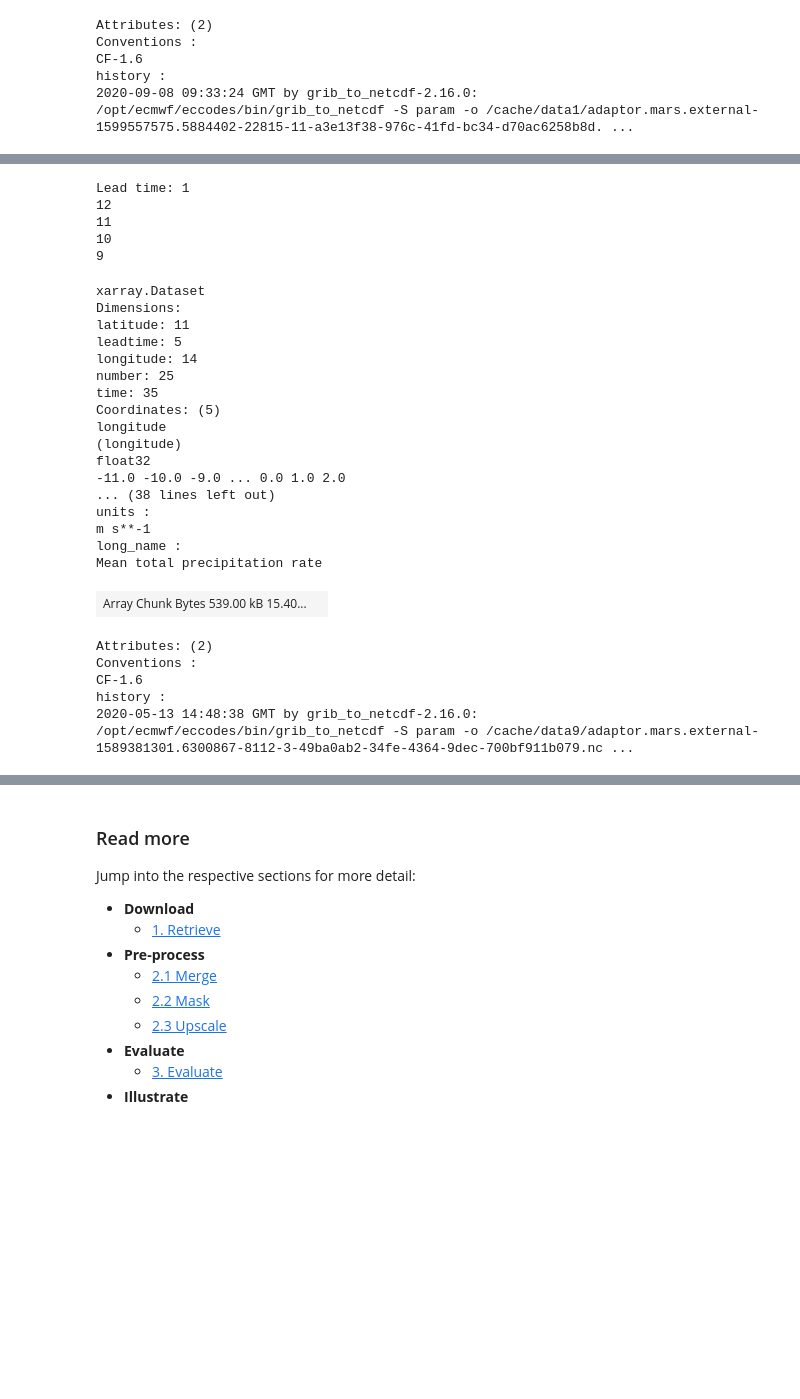
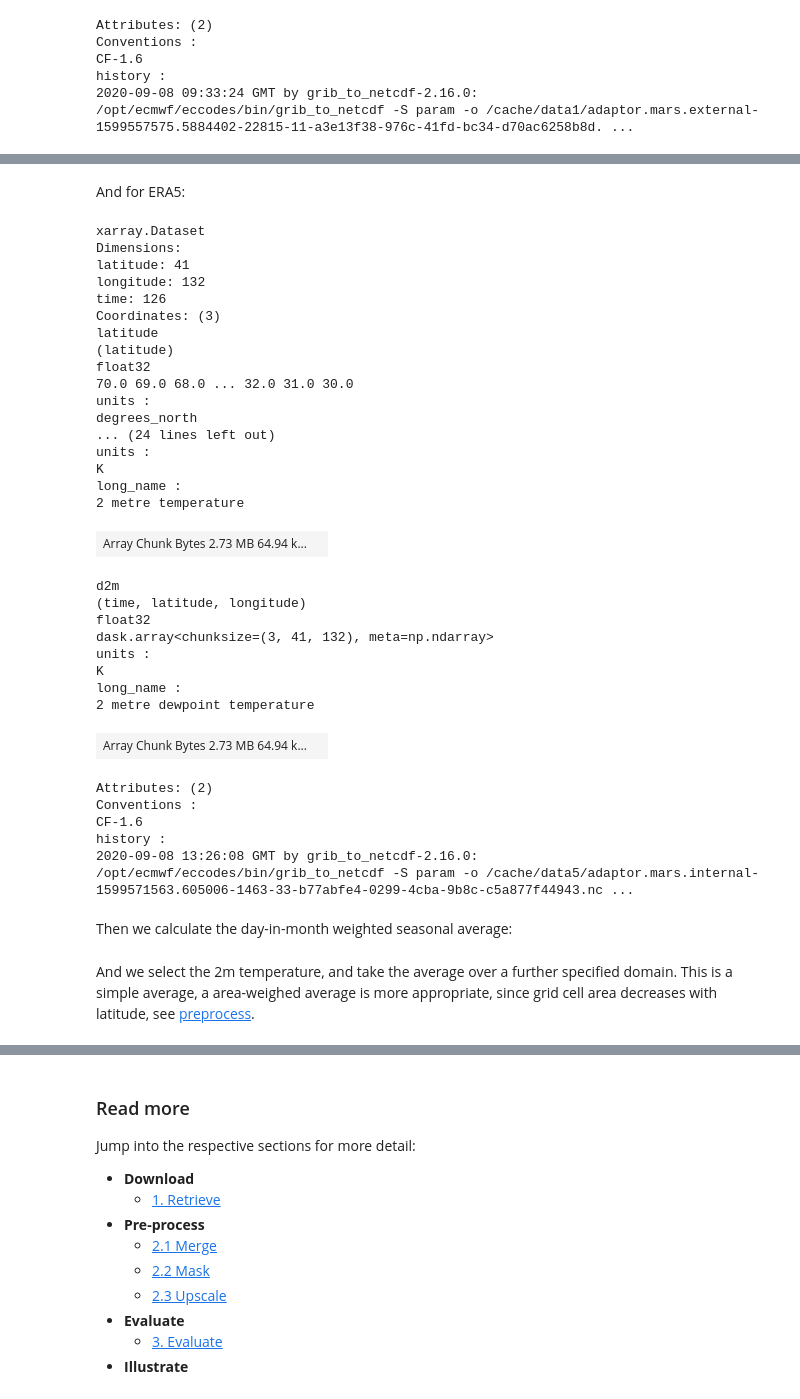
Before and after one commit to ECMWFCode4Earth/UNSEEN-open, a Jupyter notebook: doc/Notebooks/Workflow.ipynb, the cells around one changed output, grey strips where cells are left out. Saved outputs shown, nothing was run; the diff lists cells and outputs as text; code cells hidden in the pictures; blank space fills up the shorter version.

```diff
--- a/doc/Notebooks/Workflow.ipynb
+++ b/doc/Notebooks/Workflow.ipynb
@@ -124,32 +94,40 @@ Attributes:
-# %%
-SEAS5_UK = preprocess.merge_SEAS5(folder = '../UK_example/SEAS5/', target_months = [2])
-SEAS5_UK
-# %% [output]
-Lead time: 1
-12
-11
-10
-9
-xarray.Dataset
-Dimensions:
-latitude: 11
-leadtime: 5
-longitude: 14
-number: 25
-time: 35
-Coordinates: (5)
-longitude
-(longitude)
-float32
--11.0 -10.0 -9.0 ... 0.0 1.0 2.0
-... (38 lines left out)
-units :
-m s**-1
-long_name :
-Mean total precipitation rate
-| Array Chunk Bytes 539.00 kB 15.40... |  |
-Attributes: (2)
-Conventions :
-CF-1.6
-history :
-2020-05-13 14:48:38 GMT by grib_to_netcdf-2.16.0: /opt/ecmwf/eccodes/bin/grib_to_netcdf -S param -o /cache/data9/adaptor.mars.external-1589381301.6300867-8112-3-49ba0ab2-34fe-4364-9dec-700bf911b079.nc ...
+# %% [markdown]
+And for ERA5:
+# %%
+ERA5_Siberia = xr.open_mfdataset('../Siberia_example/ERA5/ERA5_????.nc',combine='by_coords') ## open the data
+ERA5_Siberia
+# %% [output]
+xarray.Dataset
+Dimensions:
+latitude: 41
+longitude: 132
+time: 126
+Coordinates: (3)
+latitude
+(latitude)
+float32
+70.0 69.0 68.0 ... 32.0 31.0 30.0
+units :
+degrees_north
+... (24 lines left out)
+units :
+K
+long_name :
+2 metre temperature
+| Array Chunk Bytes 2.73 MB 64.94 k... |  |
+d2m
+(time, latitude, longitude)
+float32
+dask.array<chunksize=(3, 41, 132), meta=np.ndarray>
+units :
+K
+long_name :
+2 metre dewpoint temperature
+| Array Chunk Bytes 2.73 MB 64.94 k... |  |
+Attributes: (2)
+Conventions :
+CF-1.6
+history :
+2020-09-08 13:26:08 GMT by grib_to_netcdf-2.16.0: /opt/ecmwf/eccodes/bin/grib_to_netcdf -S param -o /cache/data5/adaptor.mars.internal-1599571563.605006-1463-33-b77abfe4-0299-4cba-9b8c-c5a877f44943.nc ...
+# %% [markdown]
+Then we calculate the day-in-month weighted seasonal average:
@@ -155,0 +137,2 @@ history :
+# %% [markdown]
+And we select the 2m temperature, and take the average over a further specified domain. This is a simple average, a area-weighed average is more appropriate, since grid cell area decreases with latitude, see [preprocess](2.Preprocess/2.Preprocess.ipynb).
```
Also changed, not shown: parts of 17 cells of this notebook, 4 other files.
